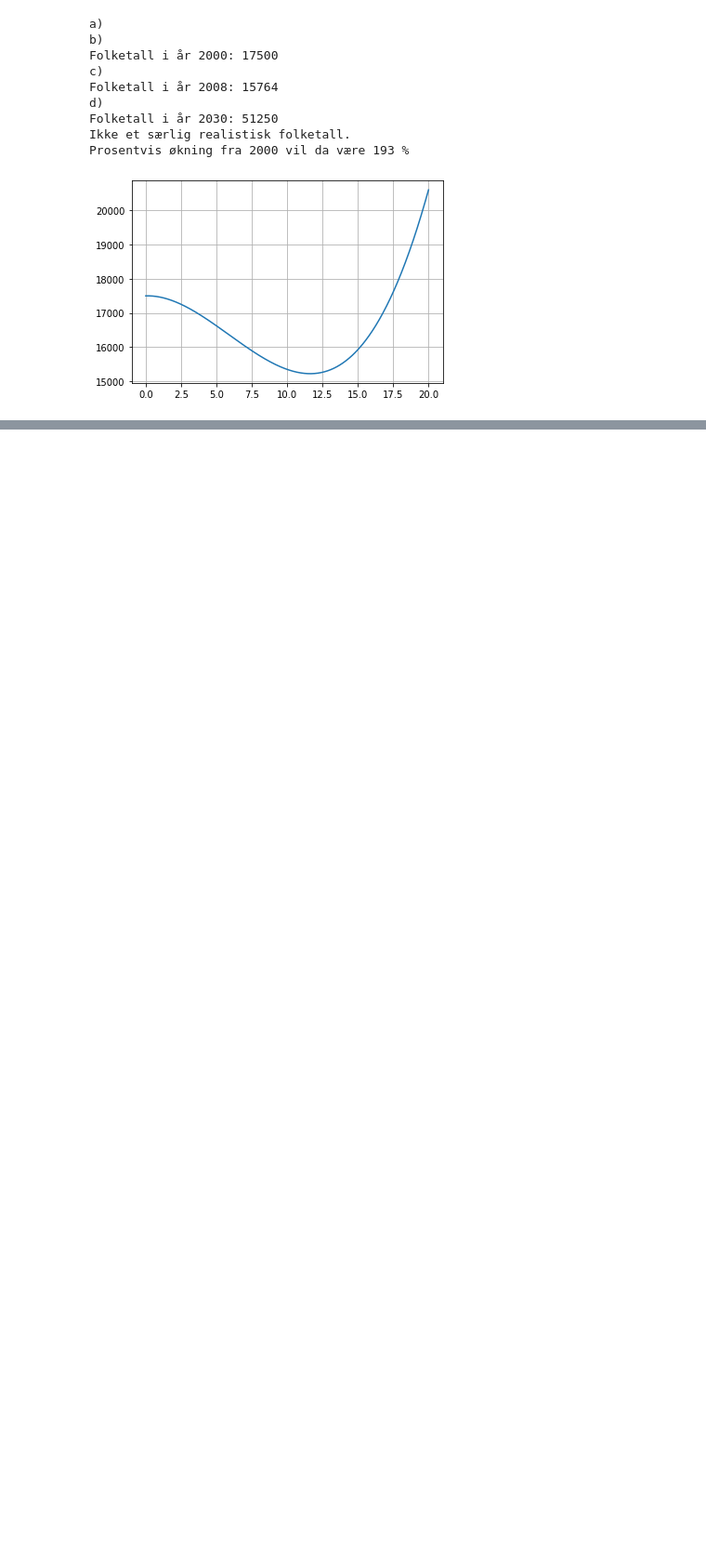
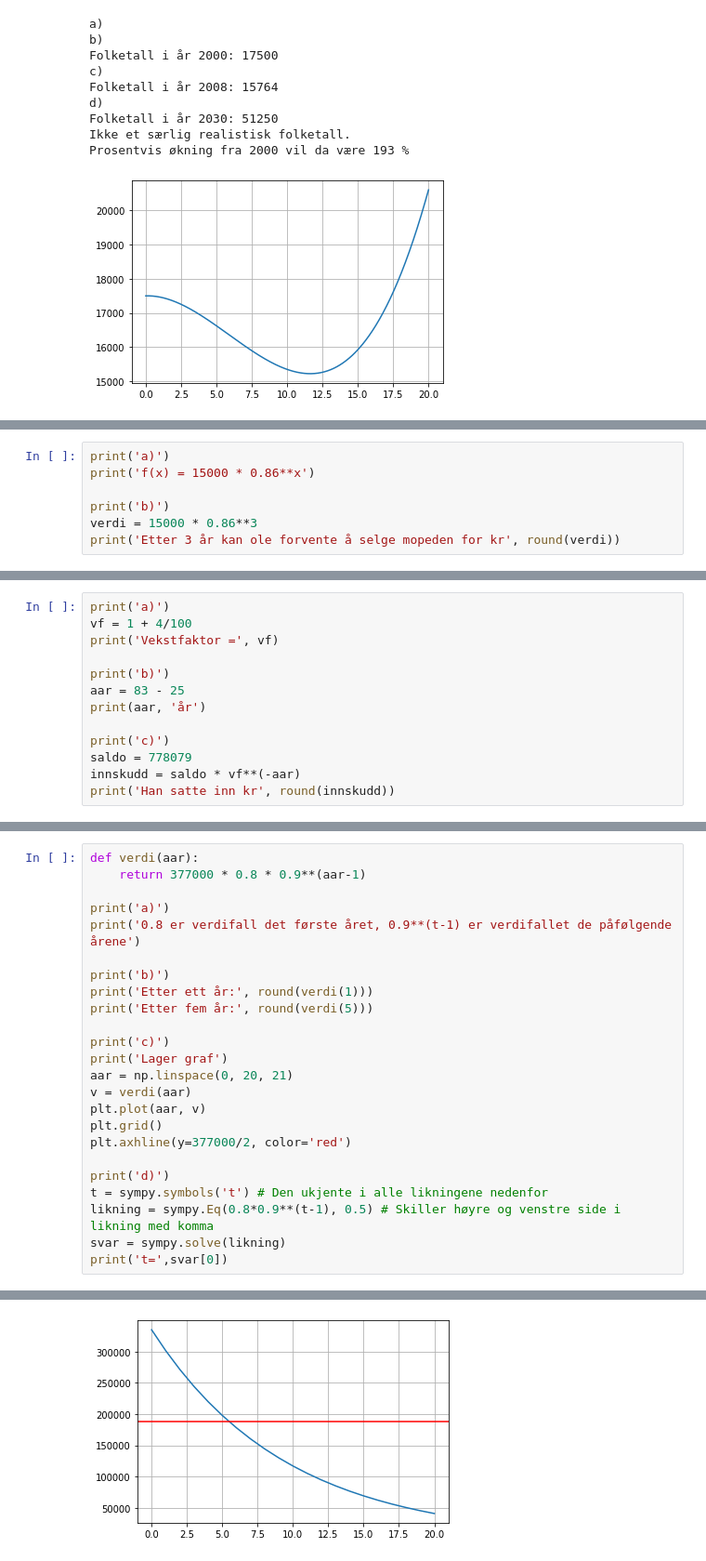
Before and after one commit to bitjungle/1T-Monster, a Jupyter notebook: kapittel-03.ipynb, the cells around one changed output, grey strips where cells are left out. Shown at 93% size. Cells and saved outputs as stored; diff of their text form; blank space fills up the shorter version.

```diff
--- a/kapittel-03.ipynb
+++ b/kapittel-03.ipynb
@@ -889,0 +991,7 @@ Prosentvis økning fra 2000 vil da være 193 %
+# %%
+print('a)')
+print('f(x) = 15000 * 0.86**x')
+
+print('b)')
+verdi = 15000 * 0.86**3
+print('Etter 3 år kan ole forvente å selge mopeden for kr', round(verdi))
@@ -889,0 +1060,13 @@ Prosentvis økning fra 2000 vil da være 193 %
+# %%
+print('a)')
+vf = 1 + 4/100
+print('Vekstfaktor =', vf)
+
+print('b)')
+aar = 83 - 25
+print(aar, 'år')
+
+print('c)')
+saldo = 778079
+innskudd = saldo * vf**(-aar)
+print('Han satte inn kr', round(innskudd))
@@ -889,0 +1082,25 @@ Prosentvis økning fra 2000 vil da være 193 %
+# %%
+def verdi(aar):
+    return 377000 * 0.8 * 0.9**(aar-1)
+
+print('a)')
+print('0.8 er verdifall det første året, 0.9**(t-1) er verdifallet de påfølgende årene')
+
+print('b)')
+print('Etter ett år:', round(verdi(1)))
+print('Etter fem år:', round(verdi(5)))
+
+print('c)')
+print('Lager graf')
+aar = np.linspace(0, 20, 21)
+v = verdi(aar)
+plt.plot(aar, v)
+plt.grid()
+plt.axhline(y=377000/2, color='red')
+
+print('d)')
+t = sympy.symbols('t') # Den ukjente i alle likningene nedenfor
+likning = sympy.Eq(0.8*0.9**(t-1), 0.5) # Skiller høyre og venstre side i likning med komma
+svar = sympy.solve(likning)
+print('t=',svar[0])
+# %% [output]
@@ -889,0 +1116 @@ Prosentvis økning fra 2000 vil da være 193 %
+[figure, added]
```
Also changed, not shown: parts of 17 cells of this notebook, 1 other file.
